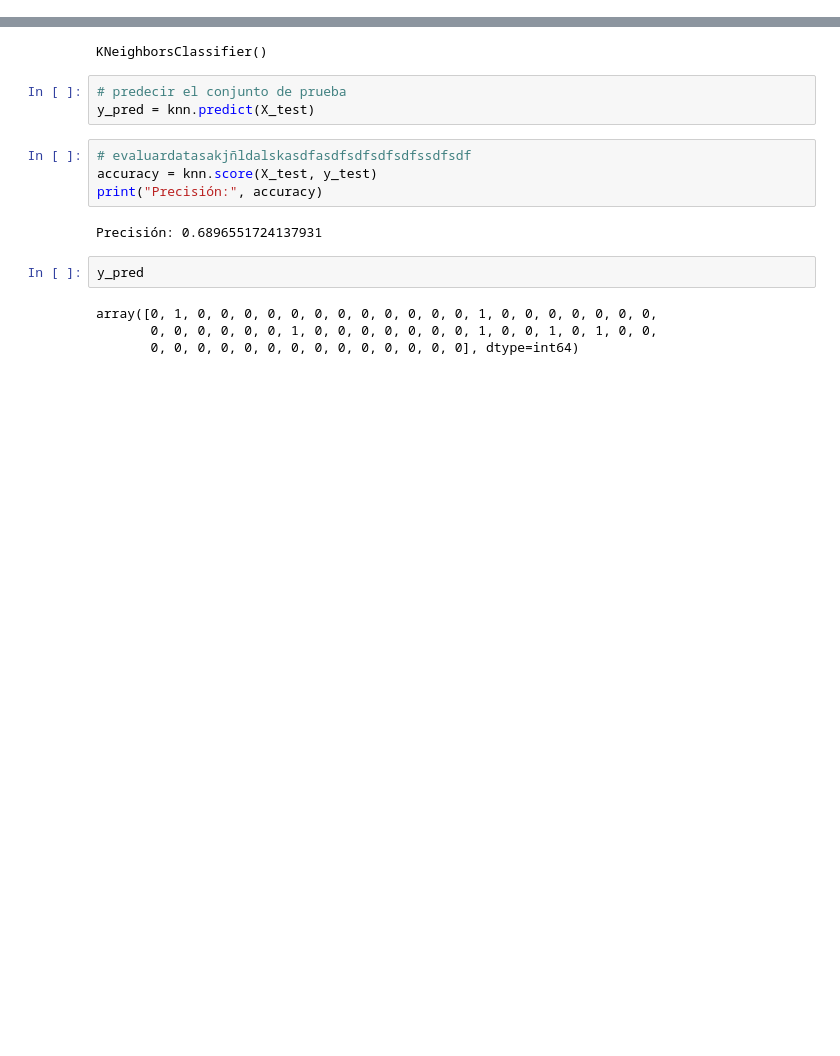
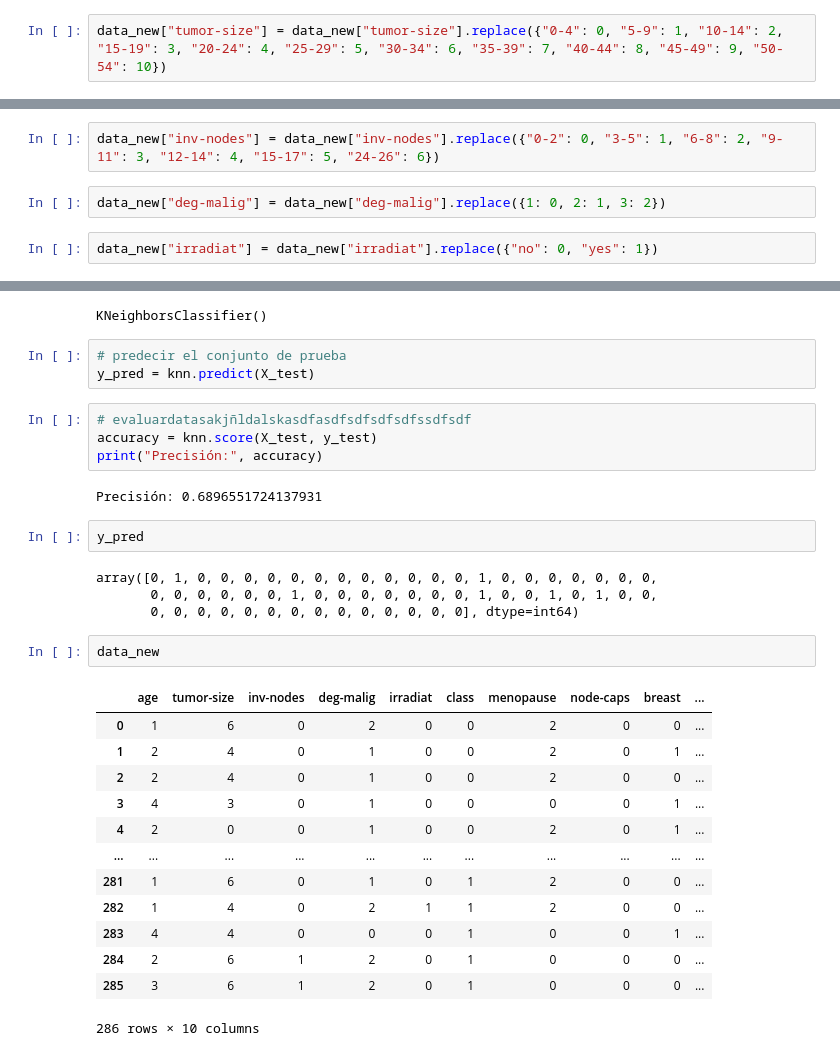
Before and after one commit to Zackperez/knn-flask, a Jupyter notebook: breast-cancer-definitivo.ipynb, the cells around one changed output, grey strips where cells are left out. Cells and saved outputs as stored; diff of their text form; blank space fills up the shorter version.

```diff
--- a/breast-cancer-definitivo.ipynb
+++ b/breast-cancer-definitivo.ipynb
@@ -348,0 +382,2 @@ memory usage: 22.5+ KB
+# %%
+data_new["tumor-size"] = data_new["tumor-size"].replace({"0-4": 0, "5-9": 1, "10-14": 2, "15-19": 3, "20-24": 4, "25-29": 5, "30-34": 6, "35-39": 7, "40-44": 8, "45-49": 9, "50-54": 10})
@@ -348,0 +389,6 @@ memory usage: 22.5+ KB
+# %%
+data_new["inv-nodes"] = data_new["inv-nodes"].replace({"0-2": 0, "3-5": 1, "6-8": 2, "9-11": 3, "12-14": 4, "15-17": 5, "24-26": 6})
+# %%
+data_new["deg-malig"] = data_new["deg-malig"].replace({1: 0, 2: 1, 3: 2})
+# %%
+data_new["irradiat"] = data_new["irradiat"].replace({"no": 0, "yes": 1})
@@ -374,3 +472,19 @@ y_pred
 array([0, 1, 0, 0, 0, 0, 0, 0, 0, 0, 0, 0, 0, 0, 1, 0, 0, 0, 0, 0, 0, 0,
        0, 0, 0, 0, 0, 0, 1, 0, 0, 0, 0, 0, 0, 0, 1, 0, 0, 1, 0, 1, 0, 0,
        0, 0, 0, 0, 0, 0, 0, 0, 0, 0, 0, 0, 0, 0], dtype=int64)
+# %%
+data_new
+# %% [output]
+|  | age | tumor-size | inv-nodes | deg-malig | irradiat | class | menopause | node-caps | breast | ... |
+| 0 | 1 | 6 | 0 | 2 | 0 | 0 | 2 | 0 | 0 | ... |
+| 1 | 2 | 4 | 0 | 1 | 0 | 0 | 2 | 0 | 1 | ... |
+| 2 | 2 | 4 | 0 | 1 | 0 | 0 | 2 | 0 | 0 | ... |
+| 3 | 4 | 3 | 0 | 1 | 0 | 0 | 0 | 0 | 1 | ... |
+| 4 | 2 | 0 | 0 | 1 | 0 | 0 | 2 | 0 | 1 | ... |
+| ... | ... | ... | ... | ... | ... | ... | ... | ... | ... | ... |
+| 281 | 1 | 6 | 0 | 1 | 0 | 1 | 2 | 0 | 0 | ... |
+| 282 | 1 | 4 | 0 | 2 | 1 | 1 | 2 | 0 | 0 | ... |
+| 283 | 4 | 4 | 0 | 0 | 0 | 1 | 0 | 0 | 1 | ... |
+| 284 | 2 | 6 | 1 | 2 | 0 | 1 | 0 | 0 | 0 | ... |
+| 285 | 3 | 6 | 1 | 2 | 0 | 1 | 0 | 0 | 0 | ... |
+286 rows × 10 columns
```
Also changed, not shown: parts of 10 cells of this notebook.
